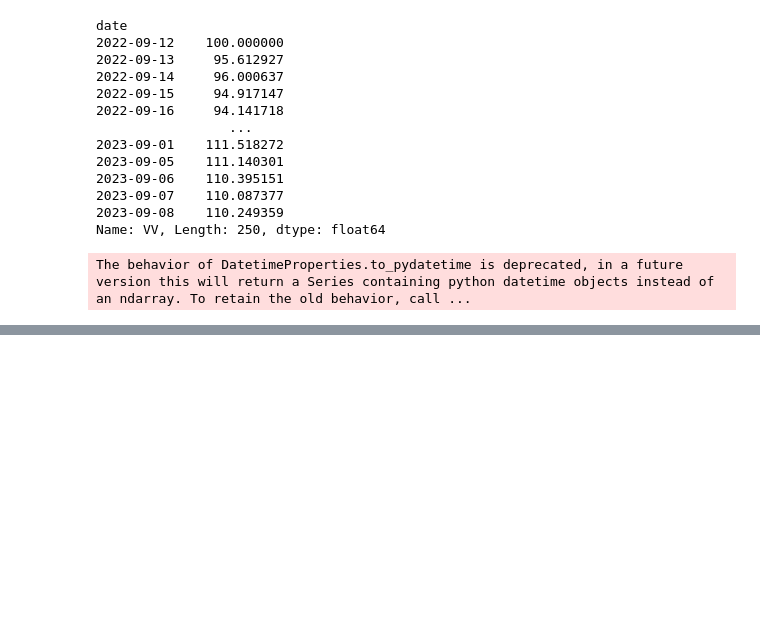
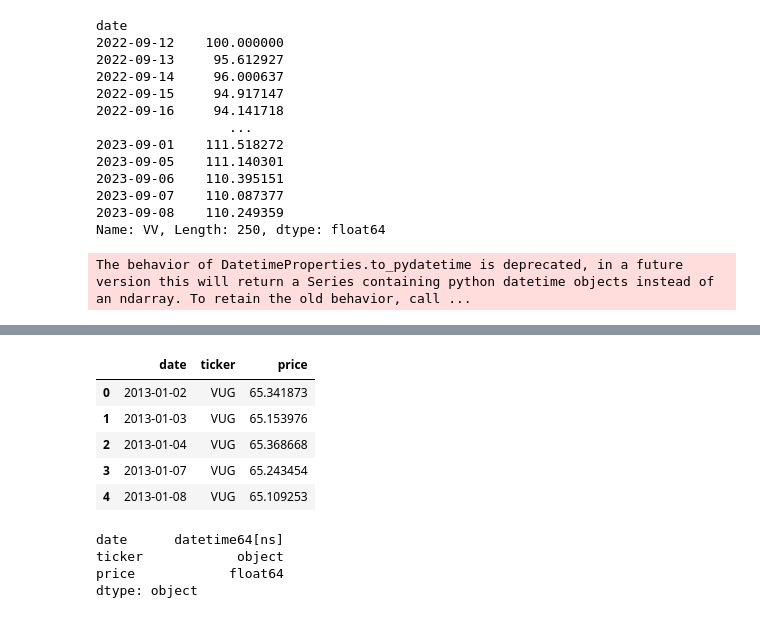
Before and after one commit to davidve0206/ETF-Website, a Jupyter notebook: eft_recommendator/etfs/EtfUtils/test_jupyter_notebook.ipynb, the cells around one changed output, grey strips where cells are left out. Drawn from its saved outputs; the diff is of its cells as text; code cells hidden in the pictures; blank space fills up the shorter version.

```diff
--- a/eft_recommendator/etfs/EtfUtils/test_jupyter_notebook.ipynb
+++ b/eft_recommendator/etfs/EtfUtils/test_jupyter_notebook.ipynb
@@ -215,0 +242,17 @@ The behavior of DatetimeProperties.to_pydatetime is deprecated, in a future vers
+# %%
+melted_df = pd.melt(output_df.reset_index(), id_vars="date", var_name="ticker", value_name="price")
+melted_df.head()
+# %% [output]
+|  | date | ticker | price |
+| 0 | 2013-01-02 | VUG | 65.341873 |
+| 1 | 2013-01-03 | VUG | 65.153976 |
+| 2 | 2013-01-04 | VUG | 65.368668 |
+| 3 | 2013-01-07 | VUG | 65.243454 |
+| 4 | 2013-01-08 | VUG | 65.109253 |
+# %%
+melted_df.dtypes
+# %% [output]
+date      datetime64[ns]
+ticker            object
+price            float64
+dtype: object
```
Also changed, not shown: parts of 4 cells of this notebook, 19 other files.
